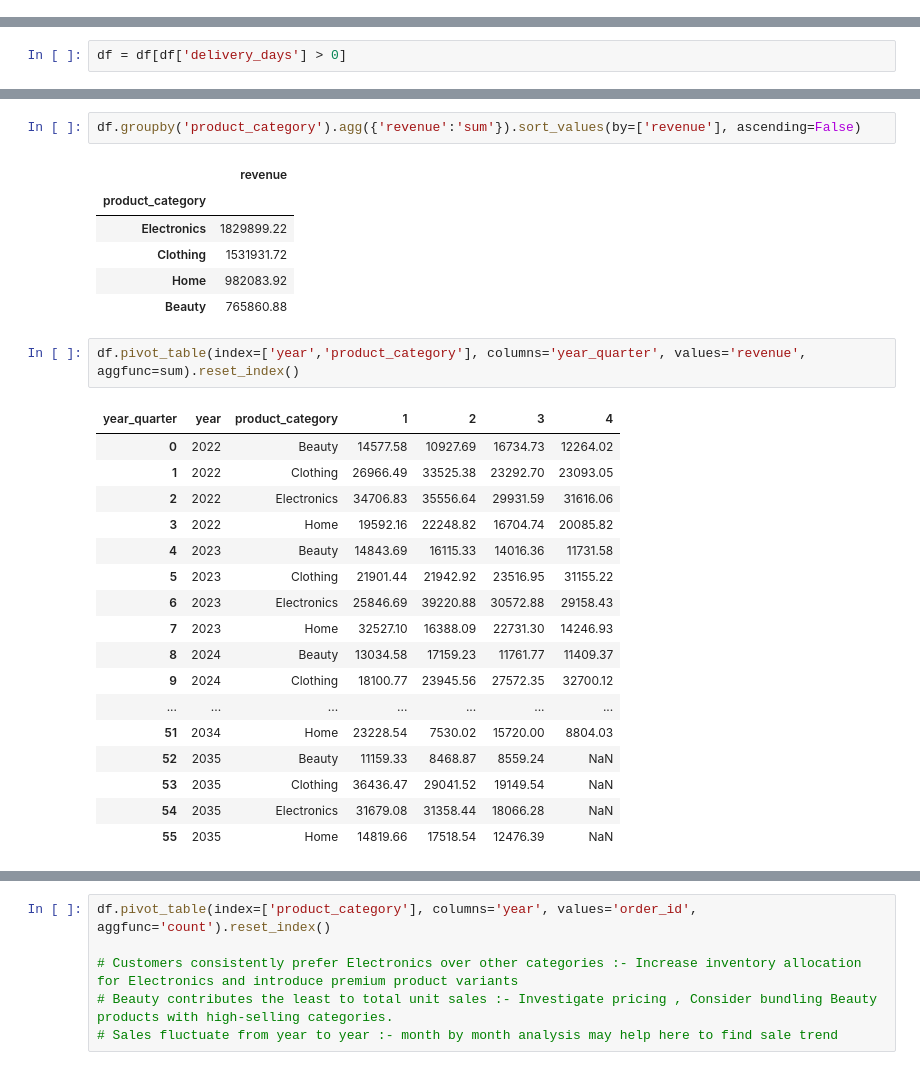
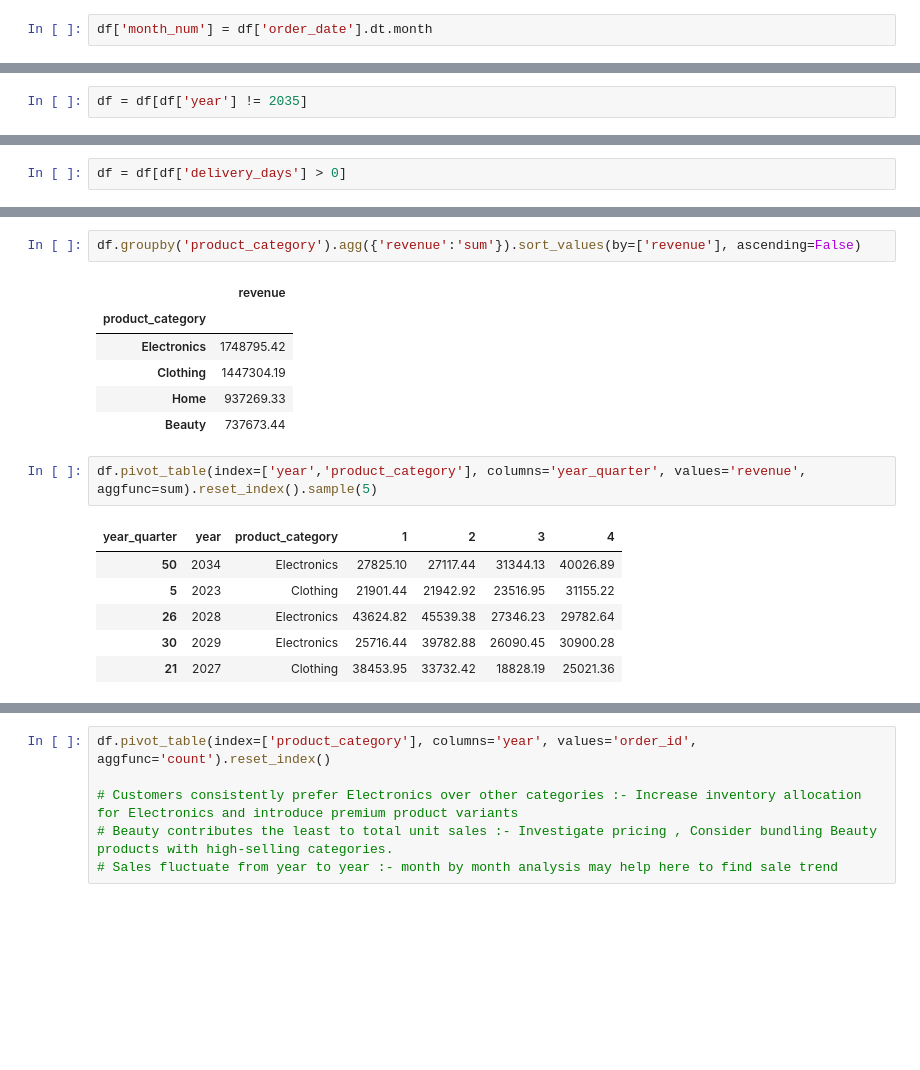
Before and after one commit to harshit00052/super-store-data-analysis, a Jupyter notebook: project/main.ipynb, the cells around one changed output, grey strips where cells are left out. Cells and saved outputs as stored; diff of their text form; blank space fills up the shorter version.

```diff
--- a/project/main.ipynb
+++ b/project/main.ipynb
@@ -51,6 +50,10 @@ df['order_date'] = pd.to_datetime(df['order_date'])
 # %%
 df['month'] = df['order_date'].dt.month_name()
+# %%
+df['month_num'] = df['order_date'].dt.month
 # %%
 df['year_quarter'] = df['order_date'].dt.quarter
 # %%
 df['year'] = df['order_date'].dt.year
+# %%
+df = df[df['year'] != 2035]
@@ -167,28 +181,17 @@ df.groupby('product_category').agg({'revenue':'sum'}).sort_values(by=['revenue']
 # %% [output]
 |  | revenue |
 | product_category |  |
-| Electronics | 1829899.22 |
-| Clothing | 1531931.72 |
-| Home | 982083.92 |
-| Beauty | 765860.88 |
+| Electronics | 1748795.42 |
+| Clothing | 1447304.19 |
+| Home | 937269.33 |
+| Beauty | 737673.44 |
 # %%
-df.pivot_table(index=['year','product_category'], columns='year_quarter', values='revenue', aggfunc=sum).reset_index()
+df.pivot_table(index=['year','product_category'], columns='year_quarter', values='revenue', aggfunc=sum).reset_index().sample(5)
 # %% [output]
 | year_quarter | year | product_category | 1 | 2 | 3 | 4 |
-| 0 | 2022 | Beauty | 14577.58 | 10927.69 | 16734.73 | 12264.02 |
-| 1 | 2022 | Clothing | 26966.49 | 33525.38 | 23292.70 | 23093.05 |
-| 2 | 2022 | Electronics | 34706.83 | 35556.64 | 29931.59 | 31616.06 |
-| 3 | 2022 | Home | 19592.16 | 22248.82 | 16704.74 | 20085.82 |
-| 4 | 2023 | Beauty | 14843.69 | 16115.33 | 14016.36 | 11731.58 |
+| 50 | 2034 | Electronics | 27825.10 | 27117.44 | 31344.13 | 40026.89 |
 | 5 | 2023 | Clothing | 21901.44 | 21942.92 | 23516.95 | 31155.22 |
-| 6 | 2023 | Electronics | 25846.69 | 39220.88 | 30572.88 | 29158.43 |
-| 7 | 2023 | Home | 32527.10 | 16388.09 | 22731.30 | 14246.93 |
-| 8 | 2024 | Beauty | 13034.58 | 17159.23 | 11761.77 | 11409.37 |
-| 9 | 2024 | Clothing | 18100.77 | 23945.56 | 27572.35 | 32700.12 |
-| ... | ... | ... | ... | ... | ... | ... |
-| 51 | 2034 | Home | 23228.54 | 7530.02 | 15720.00 | 8804.03 |
-| 52 | 2035 | Beauty | 11159.33 | 8468.87 | 8559.24 | NaN |
-| 53 | 2035 | Clothing | 36436.47 | 29041.52 | 19149.54 | NaN |
-| 54 | 2035 | Electronics | 31679.08 | 31358.44 | 18066.28 | NaN |
-| 55 | 2035 | Home | 14819.66 | 17518.54 | 12476.39 | NaN |
+| 26 | 2028 | Electronics | 43624.82 | 45539.38 | 27346.23 | 29782.64 |
+| 30 | 2029 | Electronics | 25716.44 | 39782.88 | 26090.45 | 30900.28 |
+| 21 | 2027 | Clothing | 38453.95 | 33732.42 | 18828.19 | 25021.36 |
 # %%
```
Also changed, not shown: parts of 28 cells of this notebook, 1 other file.
